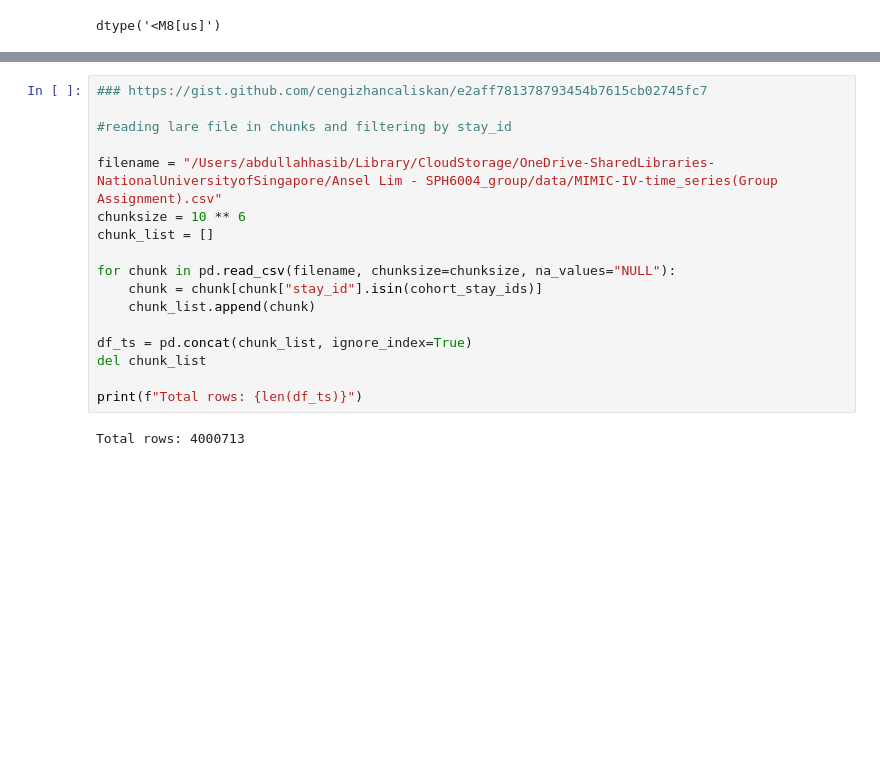
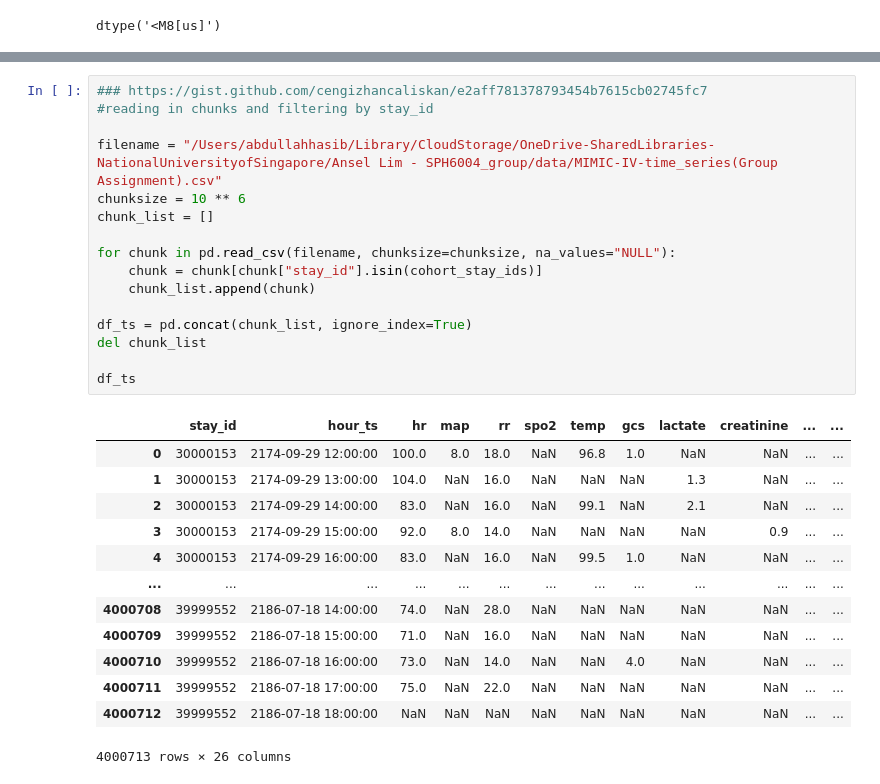
Before and after one commit to hasib-vet/SPH6004-group-assignment, a Jupyter notebook: step 4.ipynb, the cells around one changed output, grey strips where cells are left out. Cells and saved outputs as stored; diff of their text form; blank space fills up the shorter version.

```diff
--- a/step 4.ipynb
+++ b/step 4.ipynb
@@ -54,20 +54,31 @@ cohort_stay_ids
  ...}
 # %%
 ### https://gist.github.com/cengizhancaliskan/e2aff781378793454b7615cb02745fc7
-
-#reading lare file in chunks and filtering by stay_id
+#reading in chunks and filtering by stay_id
 
 filename = "/Users/abdullahhasib/Library/CloudStorage/OneDrive-SharedLibraries-NationalUniversityofSingapore/Ansel Lim - SPH6004_group/data/MIMIC-IV-time_series(Group Assignment).csv"
 chunksize = 10 ** 6
 chunk_list = []
 
 for chunk in pd.read_csv(filename, chunksize=chunksize, na_values="NULL"):
     chunk = chunk[chunk["stay_id"].isin(cohort_stay_ids)]
     chunk_list.append(chunk)
 
 df_ts = pd.concat(chunk_list, ignore_index=True)
 del chunk_list
 
-print(f"Total rows: {len(df_ts)}")
+df_ts
 # %% [output]
+|  | stay_id | hour_ts | hr | map | rr | spo2 | temp | gcs | lactate | creatinine | ... | ... |
+| 0 | 30000153 | 2174-09-29 12:00:00 | 100.0 | 8.0 | 18.0 | NaN | 96.8 | 1.0 | NaN | NaN | ... | ... |
+| 1 | 30000153 | 2174-09-29 13:00:00 | 104.0 | NaN | 16.0 | NaN | NaN | NaN | 1.3 | NaN | ... | ... |
+| 2 | 30000153 | 2174-09-29 14:00:00 | 83.0 | NaN | 16.0 | NaN | 99.1 | NaN | 2.1 | NaN | ... | ... |
+| 3 | 30000153 | 2174-09-29 15:00:00 | 92.0 | 8.0 | 14.0 | NaN | NaN | NaN | NaN | 0.9 | ... | ... |
+| 4 | 30000153 | 2174-09-29 16:00:00 | 83.0 | NaN | 16.0 | NaN | 99.5 | 1.0 | NaN | NaN | ... | ... |
+| ... | ... | ... | ... | ... | ... | ... | ... | ... | ... | ... | ... | ... |
+| 4000708 | 39999552 | 2186-07-18 14:00:00 | 74.0 | NaN | 28.0 | NaN | NaN | NaN | NaN | NaN | ... | ... |
+| 4000709 | 39999552 | 2186-07-18 15:00:00 | 71.0 | NaN | 16.0 | NaN | NaN | NaN | NaN | NaN | ... | ... |
+| 4000710 | 39999552 | 2186-07-18 16:00:00 | 73.0 | NaN | 14.0 | NaN | NaN | 4.0 | NaN | NaN | ... | ... |
+| 4000711 | 39999552 | 2186-07-18 17:00:00 | 75.0 | NaN | 22.0 | NaN | NaN | NaN | NaN | NaN | ... | ... |
+| 4000712 | 39999552 | 2186-07-18 18:00:00 | NaN | NaN | NaN | NaN | NaN | NaN | NaN | NaN | ... | ... |
-Total rows: 4000713
+4000713 rows × 26 columns
```
Also changed, not shown: parts of 15 cells of this notebook.
